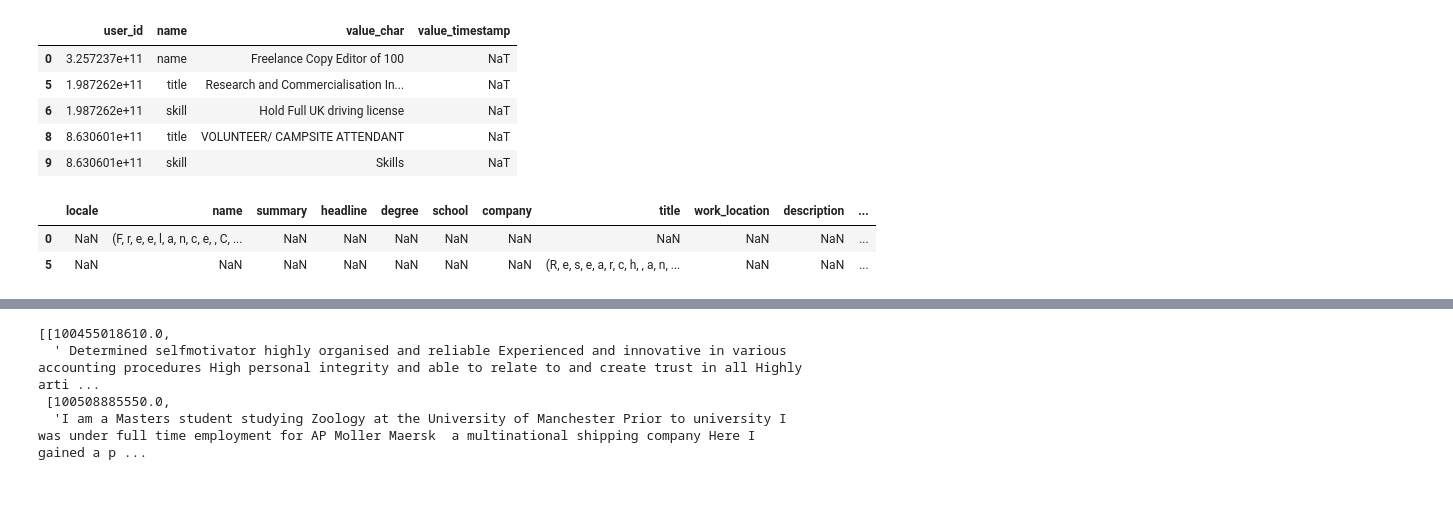
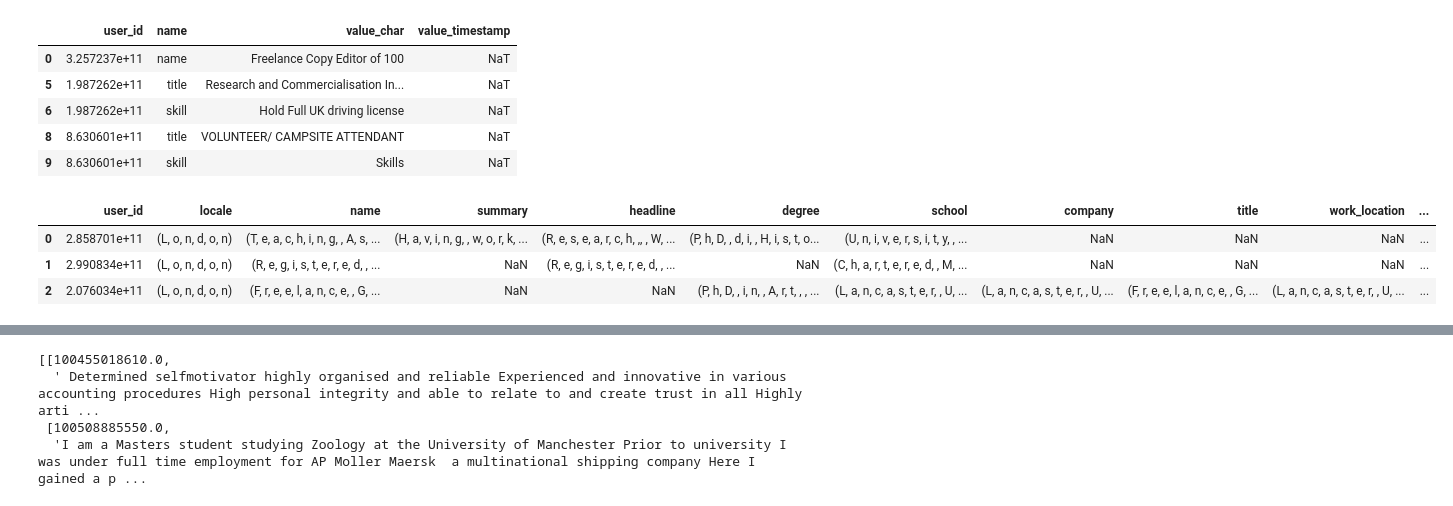
Before and after one commit to ethan-ghoreishi/cv-classification, a Jupyter notebook: vocabulary-embedding.ipynb, the cells around one changed output, grey strips where cells are left out. Drawn from its saved outputs; the diff is of its cells as text; code cells hidden in the pictures.

```diff
--- a/vocabulary-embedding.ipynb
+++ b/vocabulary-embedding.ipynb
@@ -21,3 +28,7 @@ left join cv on cv_section_attribute.id=cv.cv_section_attribute_id''',con)
+# %%
+import pickle
+
+data = pickle.load(open('data.infer', 'rb'))
 # %%
 # include specific CV attributes
 
@@ -101,6 +111,7 @@ def clean_data(data, **kwargs):
 
 
     # create a blon using TextBlob
+    token_format = kwargs['token_format']
     tokenizer = kwargs['tokenizer']
     pos_tagger = kwargs['pos_tagger']
     analyzer = kwargs['analyzer']
@@ -120,10 +131,17 @@ def clean_data(data, **kwargs):
     df_words = df_sentences.copy()
     # tokenize each sentence into words
 #     df_words = df_sentences['value_char'].map(lambda l: map(lambda w: w.strip().words if w is not None and len(w)>1 else None, l))
+    #tokenize sentence into words and remove none vaues and single letters
     df_words['value_char'] = df_words['value_char'].dropna().map(lambda l: list(w.strip().words for w in l if w is not None and len(w)>1))
-    df_words['value_char'] = df_words['value_char'].dropna().map(lambda i: list(k.lower() for j in i for k in j if not k.lower() in stopWords))
+    # remove stopwords
+    if token_format == 'stem':
+        df_words['value_char'] = df_words['value_char'].dropna().map(lambda i: list(stemmer.stem(k.lower()) for j in i for k in j if not k.lower() in stopWords))
+    else:
+        df_words['value_char'] = df_words['value_char'].dropna().map(lambda i: list(k.lower() for j in i for k in j if not k.lower() in stopWords))
+    #    df_words['value_char'] = df['value_char'].map(lambda w: w.words if w is not None else None)
+#     if token_format == 'stem':
+#         df_words['value_char'].map(lambda l: list(stemmer.stem(w) for w in l if type(w) == str))
 
-#    df_words['value_char'] = df['value_char'].map(lambda w: w.words if w is not None else None)
 
     return df, df_words, df_sentences
 # %%
@@ -133,3 +151,40 @@ def clean_data(data, **kwargs):
 # pool = ThreadPool()
 # %%
 df, df_words, df_sentences = clean_data(data, **tokenizer_prefs)
+# %%
+'''
+create a dataframe for each cv attribute, and merge all these dataframes together
+to create a dataframe with attributes as the headings
+'''
+
+df_all_columns = pd.DataFrame()
+for i, heading in enumerate(headings):
+    globals()['cv_'+str(heading)] = df[df['name'] == str(heading)][['user_id','value_char']]
+    if i == 0:
+        pass
+    if i == 1:
+        df_all_columns = globals()['cv_'+str(headings[0])].merge(globals()['cv_'+str(headings[1])], how='outer', on='user_id')
+    if i > 1 and i < 13:
+        df_all_columns = df_all_columns.merge(globals()['cv_'+str(headings[i])], how='outer', on='user_id')
+#     globals()['cv_'+str(i)+'_words'] = df_words[df_words['name'] == str(i)][['user_id','value_char']]
+#     globals()['cv_'+str(i)+'_sentences'] = df_sentences[df_sentences['name'] == str(i)][['user_id','value_char']]
+# cv_award_words.head()
+# cv_headlines = df[df['name'] == 'headline'][['user_id','value_char']]
+# cv_degrees = df[df['name'] == 'degree'][['user_id','value_char']]
+# cv_schools = df[df['name'] == 'school'][['user_id','value_char']]
+# cv_locales = df[df['name'] == 'locale'][['user_id','value_char']]
+# cv_summaries = df[df['name'] == 'summary'][['user_id','value_char']]
+# cv_companies = df[df['name'] == 'company'][['user_id','value_char']]
+# cv_titles = df[df['name'] == 'title'][['user_id','value_char']]
+# cv_work_locations = df[df['name'] == 'work_location'][['user_id','value_char']]
+# cv_descriptions = df[df['name'] == 'work_description'][['user_id','value_char']]
+# cv_awards = df[df['name'] == 'award'][['user_id','value_char']]
+# cv_skills = df[df['name'] == 'skill'][['user_id','value_char']]
+# cv_add_info = df[df['name'] == 'additional_info'][['user_id','value_char']]
+df_all_columns.columns = ['user_id']+headings[0:13]
+df_all_columns.head(3)
+# %% [output]
+|  | user_id | locale | name | summary | headline | degree | school | company | title | work_location | ... |
+| 0 | 2.858701e+11 | (L, o, n, d, o, n) | (T, e, a, c, h, i, n, g, , A, s, ... | (H, a, v, i, n, g, , w, o, r, k, ... | (R, e, s, e, a, r, c, h, ,, , W, ... | (P, h, D, , d, i, , H, i, s, t, o... | (U, n, i, v, e, r, s, i, t, y, , ... | NaN | NaN | NaN | ... |
+| 1 | 2.990834e+11 | (L, o, n, d, o, n) | (R, e, g, i, s, t, e, r, e, d, , ... | NaN | (R, e, g, i, s, t, e, r, e, d, , ... | NaN | (C, h, a, r, t, e, r, e, d, , M, ... | NaN | NaN | NaN | ... |
+| 2 | 2.076034e+11 | (L, o, n, d, o, n) | (F, r, e, e, l, a, n, c, e, , G, ... | NaN | NaN | (P, h, D, , i, n, , A, r, t, , , ... | (L, a, n, c, a, s, t, e, r, , U, ... | (L, a, n, c, a, s, t, e, r, , U, ... | (F, r, e, e, l, a, n, c, e, , G, ... | (L, a, n, c, a, s, t, e, r, , U, ... | ... |
@@ -136,11 +198,8 @@ df, df_words, df_sentences = clean_data(data, **tokenizer_prefs)
 # %%
-## create a dataframe with name, summary, headline, etc as the column
+# ## create a dataframe with name, summary, headline, etc as the column
 
-df_all_columns = pd.DataFrame(data = [df['value_char'][df['name'] == i] for i in headings], index=headings).T
+# df_all_columns = pd.DataFrame(data = [df['value_char'][df['name'] == i]
+#                                       for i in headings], index=headings).T
 
-df_all_columns.head(2)
+# df_all_columns.head(2)
-# %% [output]
-|  | locale | name | summary | headline | degree | school | company | title | work_location | description | ... |
-| 0 | NaN | (F, r, e, e, l, a, n, c, e, , C, ... | NaN | NaN | NaN | NaN | NaN | NaN | NaN | NaN | ... |
-| 5 | NaN | NaN | NaN | NaN | NaN | NaN | NaN | (R, e, s, e, a, r, c, h, , a, n, ... | NaN | NaN | ... |
 # %%
```
Also changed, not shown: parts of 18 cells of this notebook, 1 other file.
